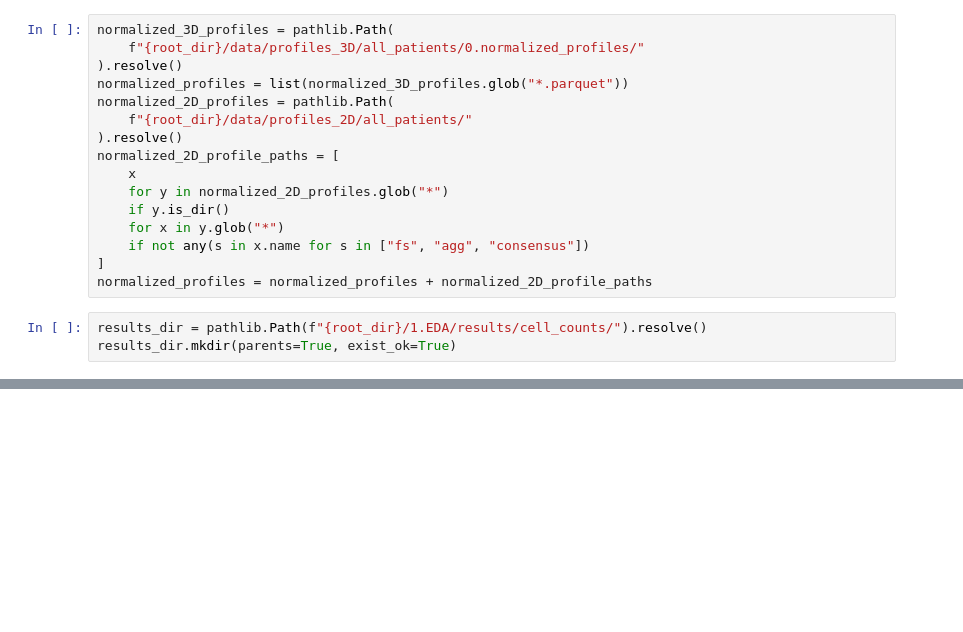
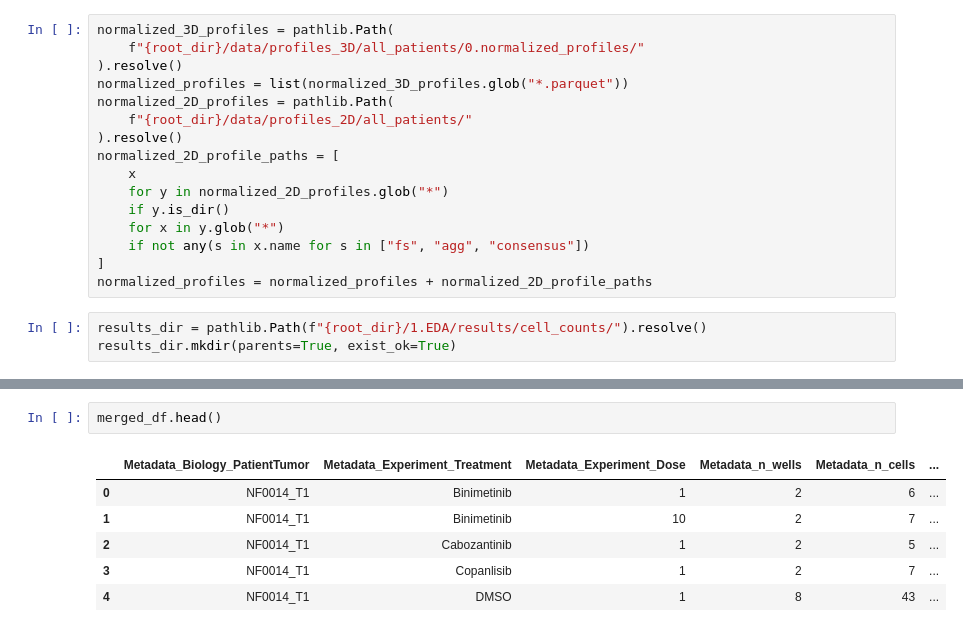
Before and after one commit to MikeLippincott/NF1_organoid_profile_analysis, a Jupyter notebook: 1.EDA/notebooks/generate_cell_counts.ipynb, the cells around one changed output, grey strips where cells are left out. Saved outputs shown, nothing was run; the diff lists cells and outputs as text; blank space fills up the shorter version.

```diff
--- a/1.EDA/notebooks/generate_cell_counts.ipynb
+++ b/1.EDA/notebooks/generate_cell_counts.ipynb
@@ -166,0 +152,9 @@ for profile_type, entry in dict_of_count_dfs.items():
+# %%
+merged_df.head()
+# %% [output]
+|  | Metadata_Biology_PatientTumor | Metadata_Experiment_Treatment | Metadata_Experiment_Dose | Metadata_n_wells | Metadata_n_cells | ... |
+| 0 | NF0014_T1 | Binimetinib | 1 | 2 | 6 | ... |
+| 1 | NF0014_T1 | Binimetinib | 10 | 2 | 7 | ... |
+| 2 | NF0014_T1 | Cabozantinib | 1 | 2 | 5 | ... |
+| 3 | NF0014_T1 | Copanlisib | 1 | 2 | 7 | ... |
+| 4 | NF0014_T1 | DMSO | 1 | 8 | 43 | ... |
```
Also changed, not shown: parts of 4 cells of this notebook, 17 other files.
